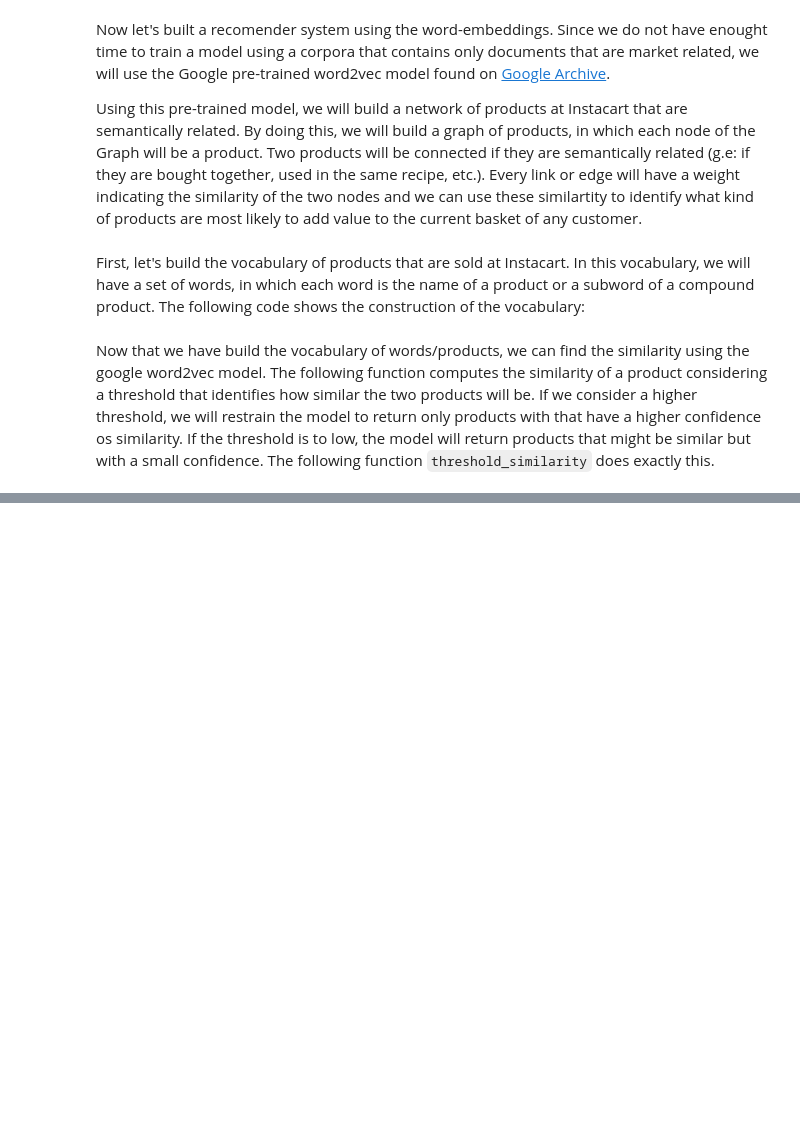
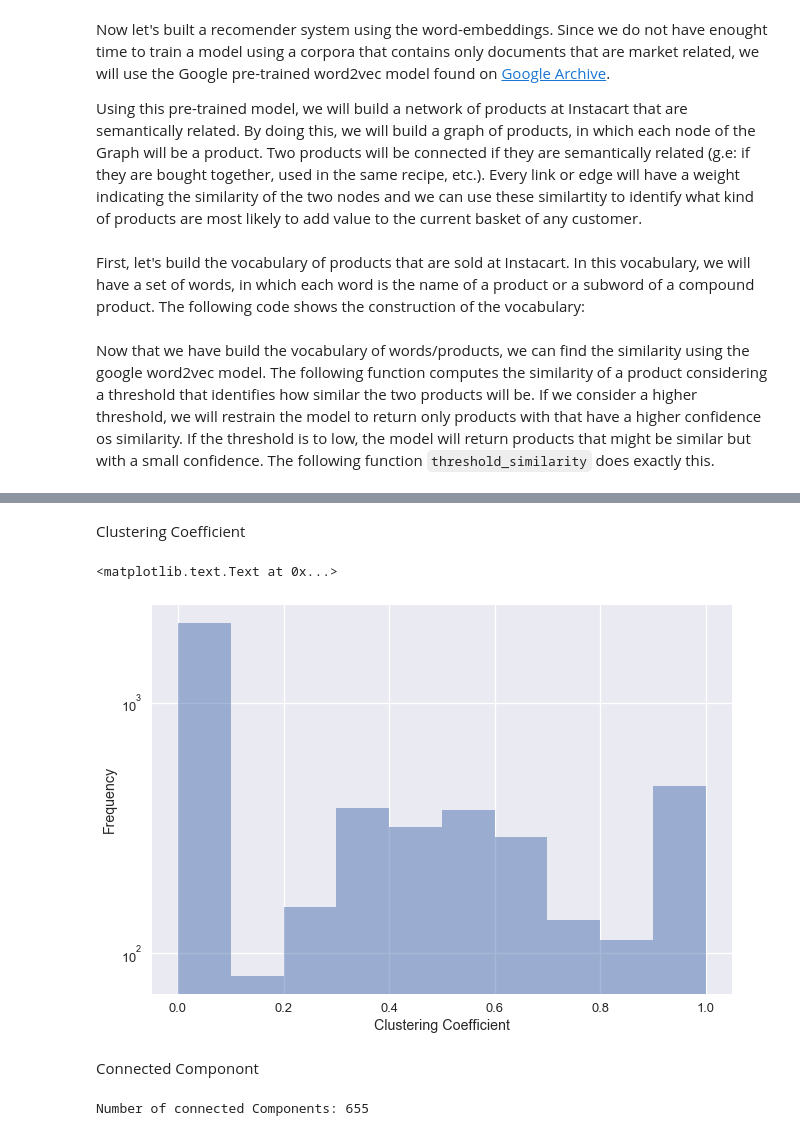
Before and after one commit to clebsonc/DataScienceDCC, a Jupyter notebook: InstaCart/Instacark Market Basket Analysis.ipynb, the cells around one changed output, grey strips where cells are left out. Saved outputs shown, nothing was run; the diff lists cells and outputs as text; code cells hidden in the pictures; blank space fills up the shorter version.

```diff
--- a/InstaCart/Instacark Market Basket Analysis.ipynb
+++ b/InstaCart/Instacark Market Basket Analysis.ipynb
@@ -755,0 +803,21 @@ As we can see above, the function returns the ranked list of products that are c
+# %% [markdown]
+Clustering Coefficient
+# %%
+clustering = nx.clustering(graph)
+# %%
+node_clustering = pd.DataFrame({'Clustering':clustering})
+# %%
+fig, ax = plt.subplots(nrows=1, ncols=1)
+plt.style.use('seaborn-talk')
+ax.hist(node_clustering['Clustering'], log=True, alpha=0.5)
+ax.set_xlabel("Clustering Coefficient")
+ax.set_ylabel("Frequency")
+# %% [output]
+<matplotlib.text.Text at 0x...>
+[figure, added]
+# %% [markdown]
+Connected Componont
+# %%
+print("Number of connected Components: "+str(nx.number_connected_components(graph)))
+# %% [output]
+Number of connected Components: 655
```
Also changed, not shown: parts of 40 cells of this notebook, 1 other file.
